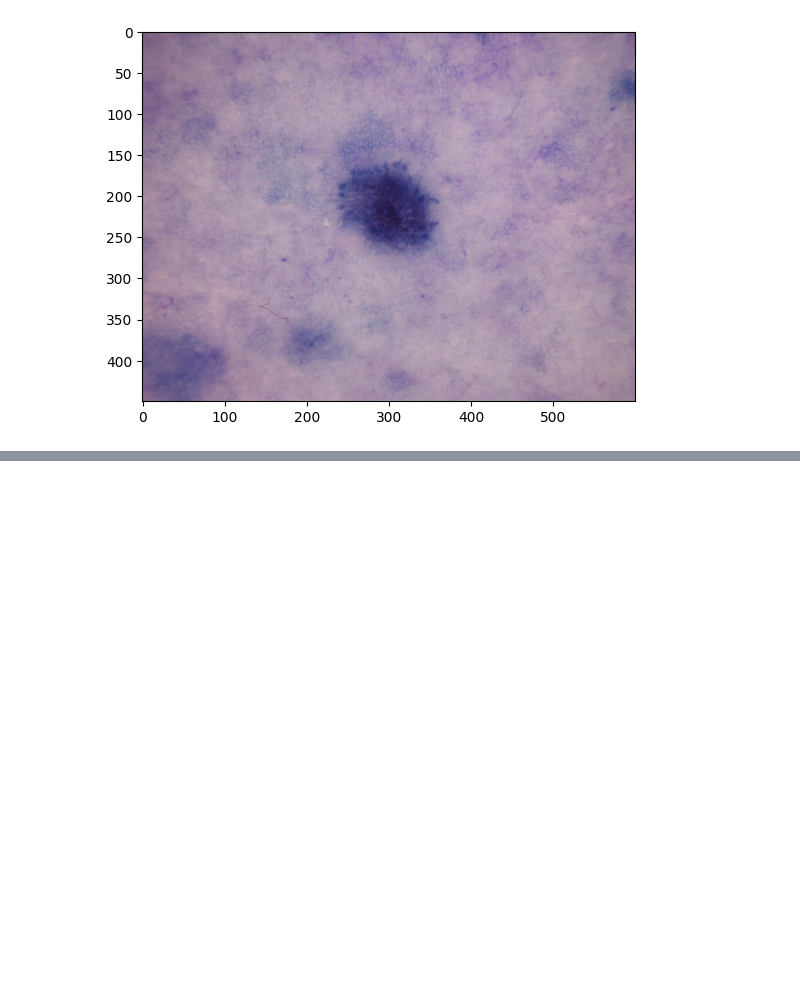
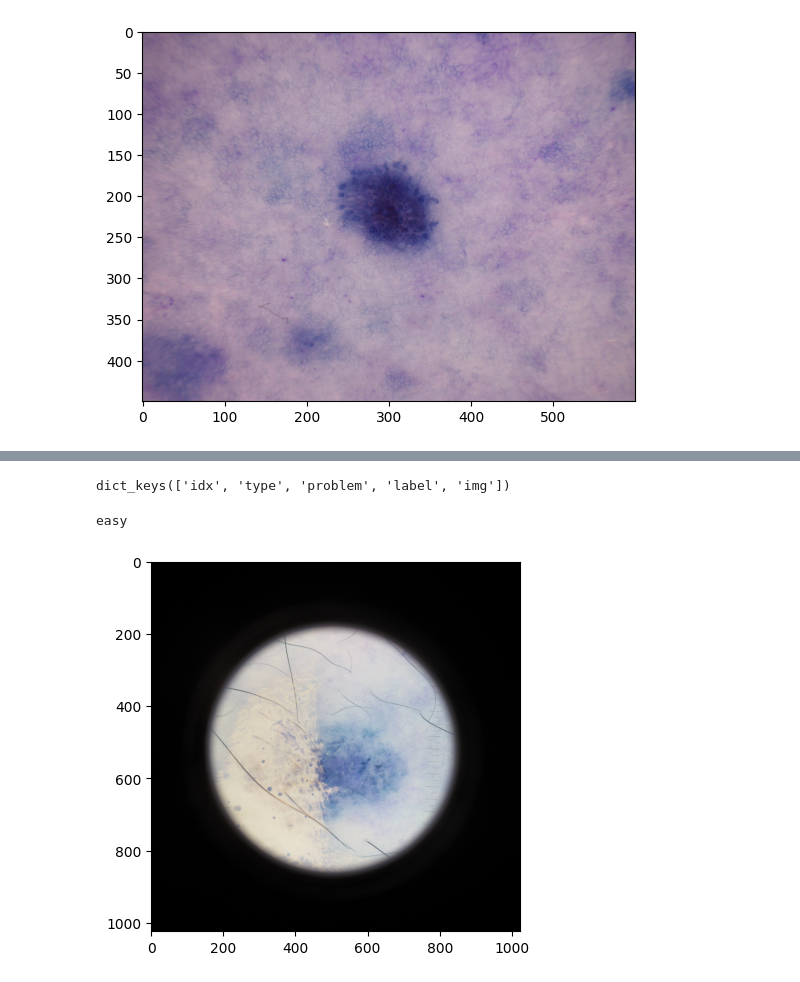
Before and after one commit to cansuyalcinn/skin-lesion-segmentation, a Jupyter notebook: notebooks/test_dataset.ipynb, the cells around one changed output, grey strips where cells are left out. Drawn from its saved outputs; the diff is of its cells as text; code cells hidden in the pictures; blank space fills up the shorter version.

```diff
--- a/notebooks/test_dataset.ipynb
+++ b/notebooks/test_dataset.ipynb
@@ -31,0 +30,3 @@ plt.imshow(sample['img'])
+# %%
+examples = SegExamples()
+len(examples.seg_examples_df)
@@ -31,0 +51,10 @@ plt.imshow(sample['img'])
+# %%
+examples[0].keys()
+# %% [output]
+dict_keys(['idx', 'type', 'problem', 'label', 'img'])
+# %%
+plt.imshow(examples[1]['img'])
+print(examples[1]['type'])
+# %% [output]
+easy
+[figure, added]
```
Also changed, not shown: parts of 5 cells of this notebook.
